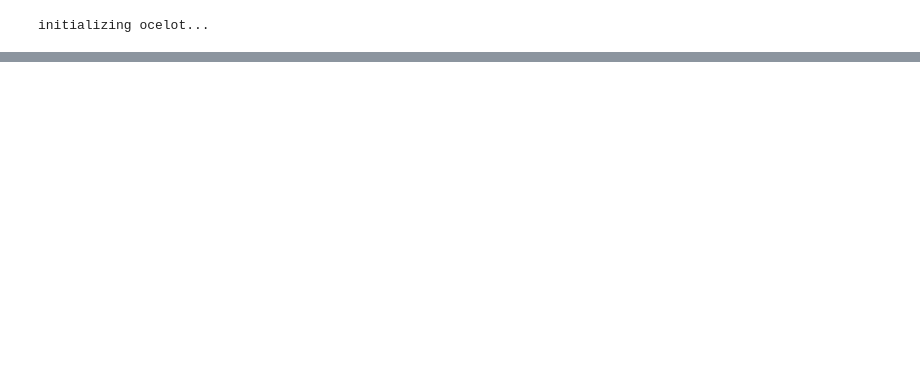
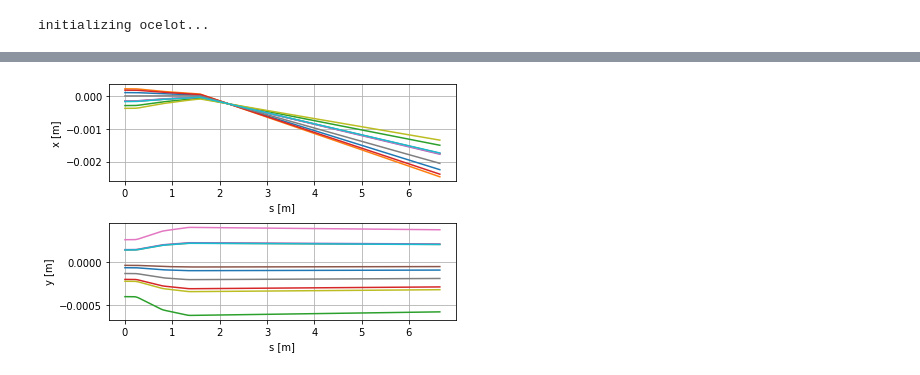
Before and after one commit to desy-ml/cheetah, a Jupyter notebook: test_plot.ipynb, the cells around one changed output, grey strips where cells are left out. Saved outputs shown, nothing was run; the diff lists cells and outputs as text; code cells hidden in the pictures; blank space fills up the shorter version.

```diff
--- a/test_plot.ipynb
+++ b/test_plot.ipynb
@@ -16,0 +21,4 @@ env.segment.plot_reference_particles(env.initial_particles)
+# %%
+env.segment.plot_reference_particles(env.initial_particles, resolution=0.001)
+# %% [output]
+[figure, added]
```
Also changed, not shown: parts of 3 cells of this notebook, 2 other files.
